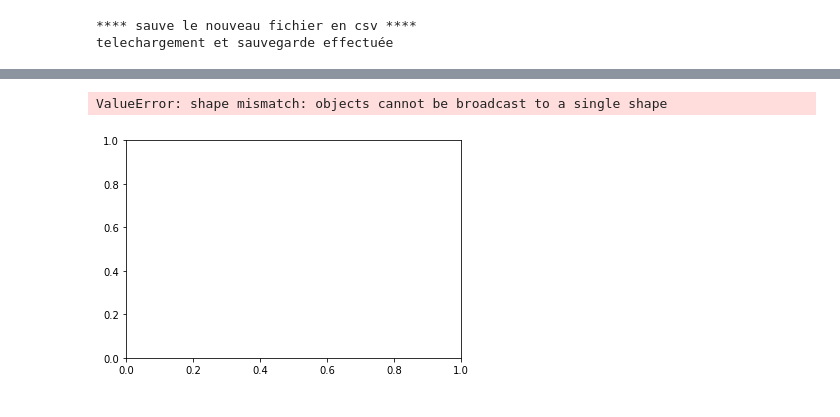
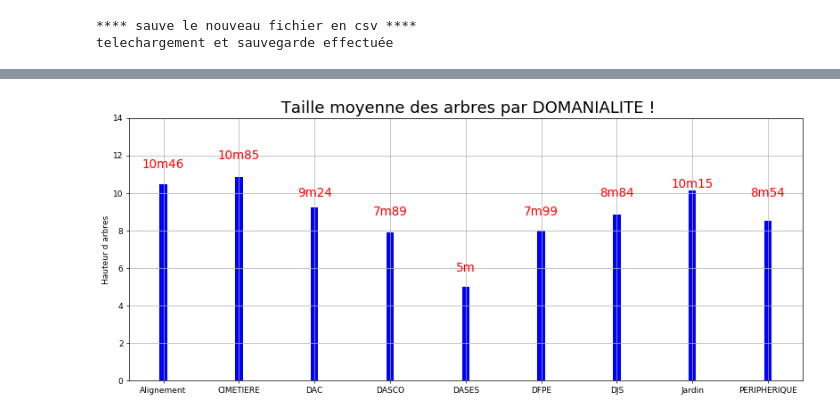
Before and after one commit to emarciano78/ArbresParis, a Jupyter notebook: Arbres_Paris.ipynb, the cells around one changed output, grey strips where cells are left out. Saved outputs shown, nothing was run; the diff lists cells and outputs as text; code cells hidden in the pictures.

```diff
--- a/Arbres_Paris.ipynb
+++ b/Arbres_Paris.ipynb
@@ -297,29 +302,36 @@ Name: HAUTEUR_m, dtype: float64
 import matplotlib.pyplot as plt
 import numpy as np
 import pylab
-# %%
-fig = plt.figure()
-
-x = [1,2,3,4,5,6,7,8,9,10]
-
-height = dfMax["HAUTEUR_m"]
-width = 0.05
-BarName = ['Alignement','CIMETIERE','','DAC','DASCO','DASES','DFPE','DJS ','Jardin','PERIPHERIQUE']
-
-plt.bar(x,height, width, color=(0.65098041296005249, 0.80784314870834351, 0.89019608497619629, 1.0) )
-plt.scatter([i+width/2.0 for i in x],height,color='k',s=40)
-
-plt.xlim(0,11)
-plt.ylim(0,14)
-plt.grid()
-
-plt.ylabel('Hauteur arbres')
-plt.title('Hauteur arbres par DOMINAITE !')
-
-pylab.xticks(x, BarName, rotation=40)
-
-plt.savefig('SimpleBar.png')
-plt.show()
-# %% [output]
-ValueError: shape mismatch: objects cannot be broadcast to a single shape
-[figure, removed]
+# %%
+x = np.arange(9)
+Hauteur = [10.46,10.85,9.24,7.89,5.00,7.99,8.84,10.15,8.54]
+#fig, ax = plt.subplots()
+width = 0.10 # taille des barres
+plt.figure(figsize=(15,6), dpi=65) # taille de la figure
+plt.ylim(0, 14) # intervalle d'axe des ordonnées
+
+plt.bar(x, Hauteur, width, color='b') # caractéristiques d'affichage de la hauteur en bleu
+plt.xticks(x, ('Alignement', 'CIMETIERE', 'DAC', 'DASCO','DASES','DFPE','DJS','Jardin','PERIPHERIQUE')) # valeurs affichée axe des abcisses
+#plt.scatter([i+width/2.0 for i in x],Hauteur,color='b',s=50) # ajouter un cercle au sommet du bâton # affichage des valeurs hauteurs  sur l'axe des ordonnées
+
+plt.text(1, 12, '10m85',fontsize = 15,color='red', horizontalalignment = 'center', verticalalignment = 'center')
+plt.text(0, 11.5, '10m46',fontsize = 15,color='red', horizontalalignment = 'center', verticalalignment = 'center')
+plt.text(2, 10, '9m24',fontsize = 15,color='red', horizontalalignment = 'center', verticalalignment = 'center')
+plt.text(3, 9, '7m89',fontsize = 15,color='red', horizontalalignment = 'center', verticalalignment = 'center')
+plt.text(4, 6, '5m',fontsize = 15,color='red', horizontalalignment = 'center', verticalalignment = 'center')
+plt.text(5, 9, '7m99',fontsize = 15,color='red', horizontalalignment = 'center', verticalalignment = 'center')
+plt.text(6, 10, '8m84',fontsize = 15,color='red', horizontalalignment = 'center', verticalalignment = 'center')
+plt.text(7, 10.5, '10m15',fontsize = 15,color='red', horizontalalignment = 'center', verticalalignment = 'center')
+plt.text(8, 10, '8m54',fontsize = 15,color='red', horizontalalignment = 'center', verticalalignment = 'center')
+
+
+
+plt.grid() # format cadre du fond
+plt.ylabel('Hauteur d arbres') # labelle axe des ordonnées
+plt.title(' Taille moyenne des arbres par DOMANIALITE !',fontsize = 20) # labelle titre
+
+
+
+plt.show()
+# %% [output]
+[figure, added]
```
Also changed, not shown: parts of 50 cells of this notebook.
